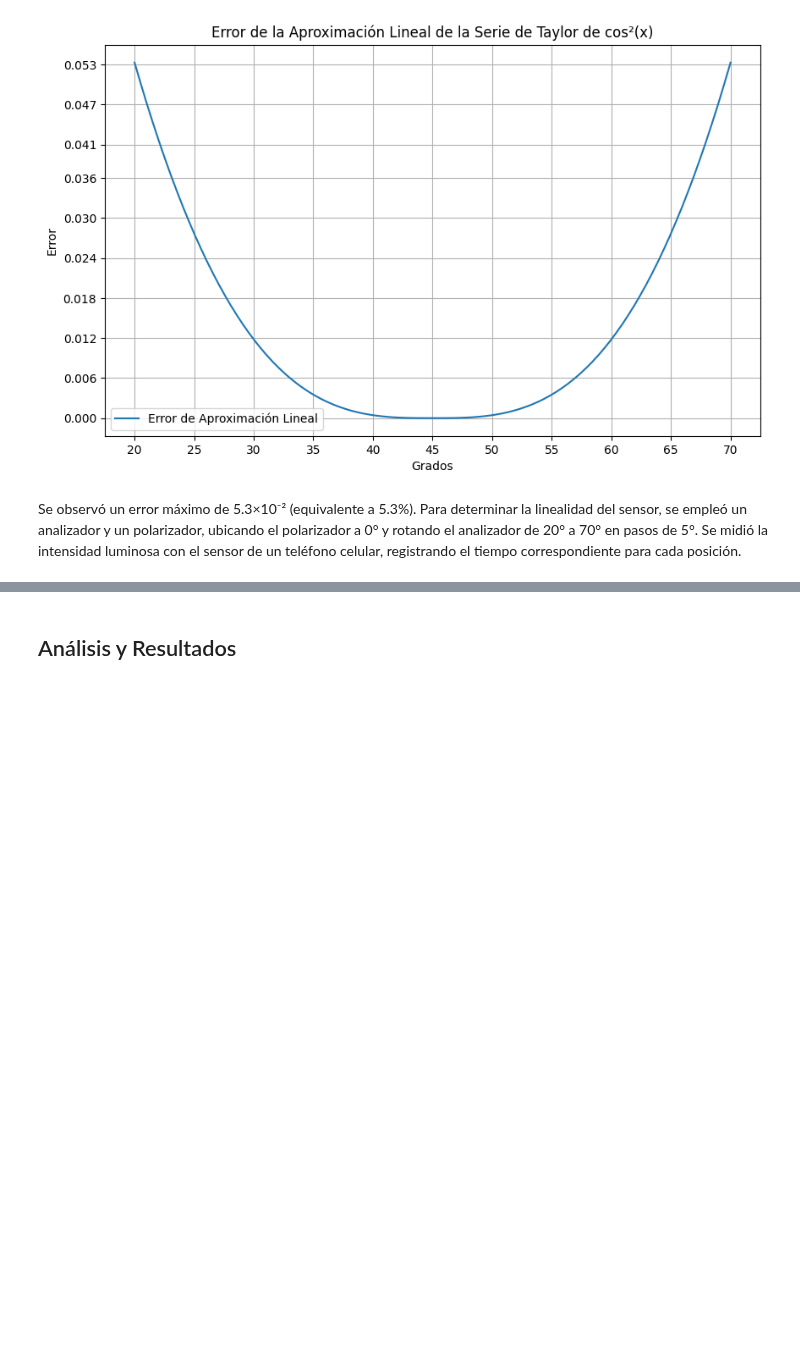
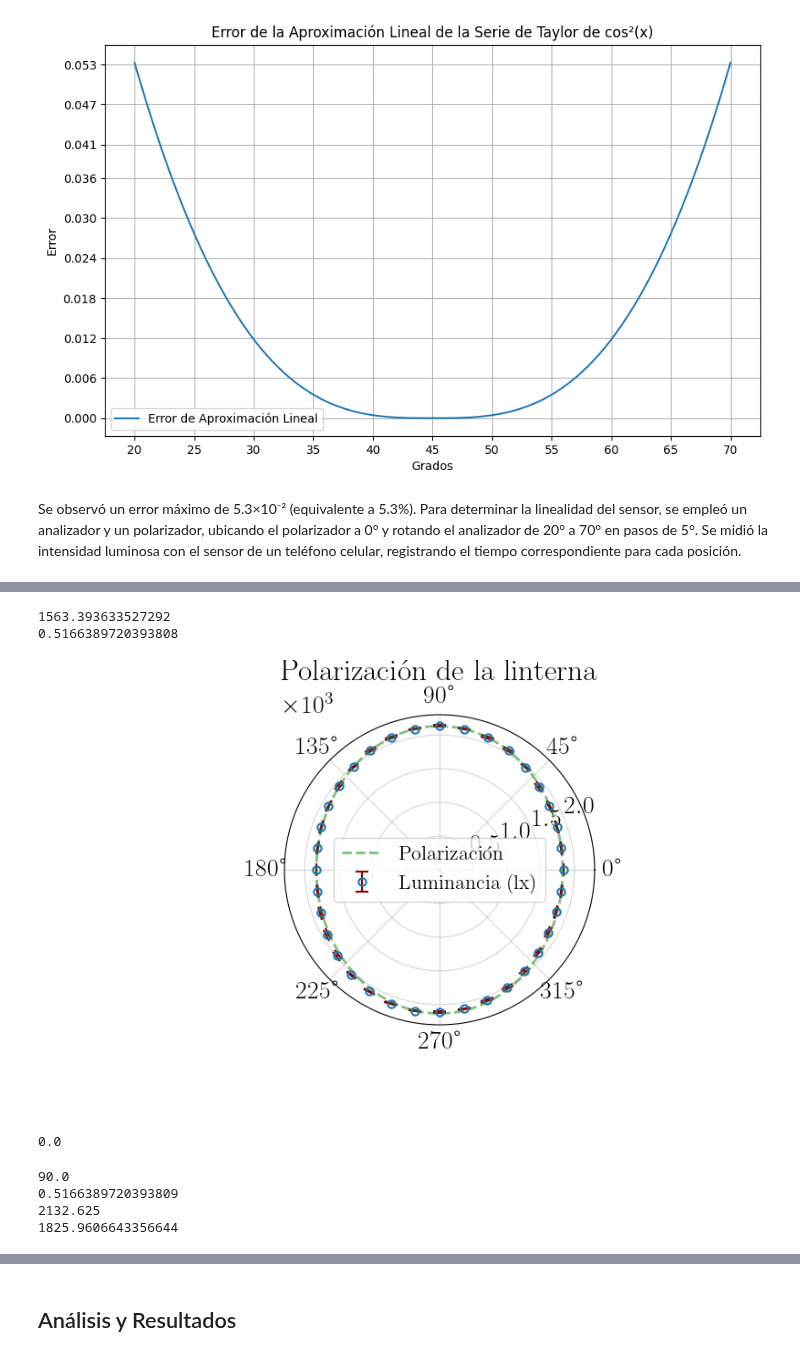
Before and after one commit to PinzonHarker/2024-II_Mediciones_Opticas, a Jupyter notebook: Exp5b_Ley_De_Malus/Exp5b_ley_de_malus.ipynb, the cells around one changed output, grey strips where cells are left out. Cells and saved outputs as stored; diff of their text form; code cells hidden in the pictures; blank space fills up the shorter version.

```diff
--- a/Exp5b_Ley_De_Malus/Exp5b_ley_de_malus.ipynb
+++ b/Exp5b_Ley_De_Malus/Exp5b_ley_de_malus.ipynb
@@ -462,0 +521,68 @@ Se observó un error máximo de 5.3×10⁻² (equivalente a 5.3%). Para determin
+# %%
+# Convert degrees to radians for the polar plot
+pol_linterna["Grados_rad"] = np.radians(pol_linterna["Grados"])
+
+# Create a polar plot
+fig, ax = plt.subplots(subplot_kw={"projection": "polar"}, figsize=(8, 5))
+
+# Plot the data with error bars
+ax.errorbar(
+    pol_linterna["Grados_rad"],
+    pol_linterna["Promedio Iluminancia (lx)"],
+    yerr=pol_linterna["Desviación Estándar (lx)"],
+    fmt="o",
+    ecolor="darkred",
+    capsize=5,
+    label="Luminancia (lx)",
+    fillstyle="none",
+    markersize=6,
+    markeredgewidth=1.5,
+)  # Increased markeredgewidth to 2
+
+
+# Obtener los valores mínimos y máximos de la iluminancia
+min_illuminance = pol_linterna["Promedio Iluminancia (lx)"].min()
+max_illuminance = pol_linterna["Promedio Iluminancia (lx)"].max()
+
+# Parámetros de la elipse
+a = max_illuminance  # Semieje mayor
+b = min_illuminance  # Semieje menor
+theta = np.linspace(0, 2*np.pi, 300)  # Ángulo de 0 a 2pi
+
+# Ecuaciones de la elipse en coordenadas polares
+excentricidad = np.sqrt(a**2 - b**2)/a
+r = (a * b) / np.sqrt((b * np.cos(theta + np.pi/2))**2 + (a * np.sin(theta + np.pi/2))**2)
+print(b**2/a)
+print(np.sqrt(1-(b**2/a**2)))
+# Graficar la elipse
+ax.plot(theta, r, linestyle="--", color="green", linewidth=2, label="Polarización", alpha = 0.5)
+
+# Set the title and labels
+ax.set_title("Polarización de la linterna", pad=10)
+#fig.subplots_adjust(top=0.85)
+
+# Add a legend
+ax.legend(loc="center", fontsize=16)
+# Set the y-axis limit
+ax.set_ylim(0, 2.3e3)
+# Show the plot
+plt.savefig("polarizacion_linterna.png")
+plt.show()
+# %% [output]
+1563.393633527292
+0.5166389720393808
+[figure, added]
+# %%
+pol_linterna[pol_linterna['Promedio Iluminancia (lx)'] == max_illuminance]['Desviación Estándar (lx)'].iloc[0]
+# %% [output]
+0.0
+# %%
+# Parámetros de ajuste de la elipse
+max_degree = pol_linterna[pol_linterna['Promedio Iluminancia (lx)'] == max_illuminance]['Grados'].iloc[0]
+excentricidad = np.sqrt(max_illuminance**2 - min_illuminance**2)/max_illuminance
+print(max_degree, excentricidad, max_illuminance, min_illuminance, sep='\n')
+# %% [output]
+90.0
+0.5166389720393809
+2132.625
+1825.9606643356644
```
Also changed, not shown: parts of 15 cells of this notebook, 8 other files.
